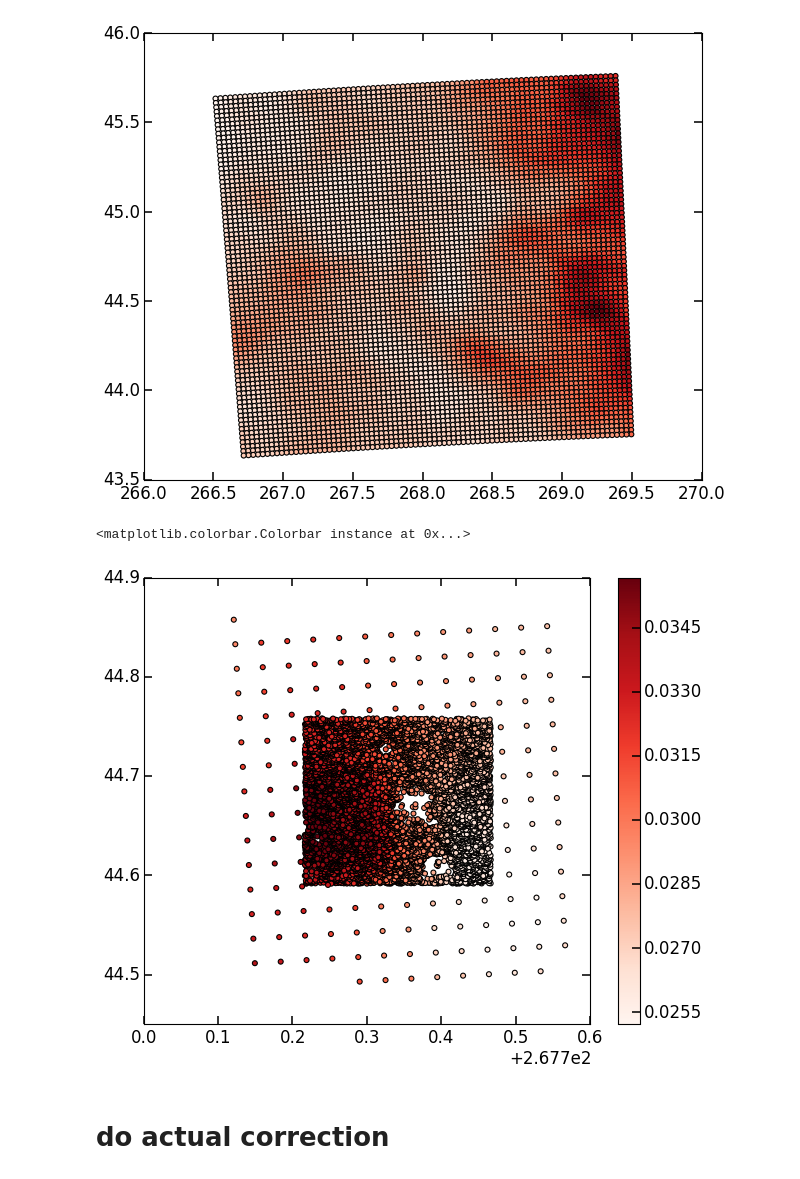
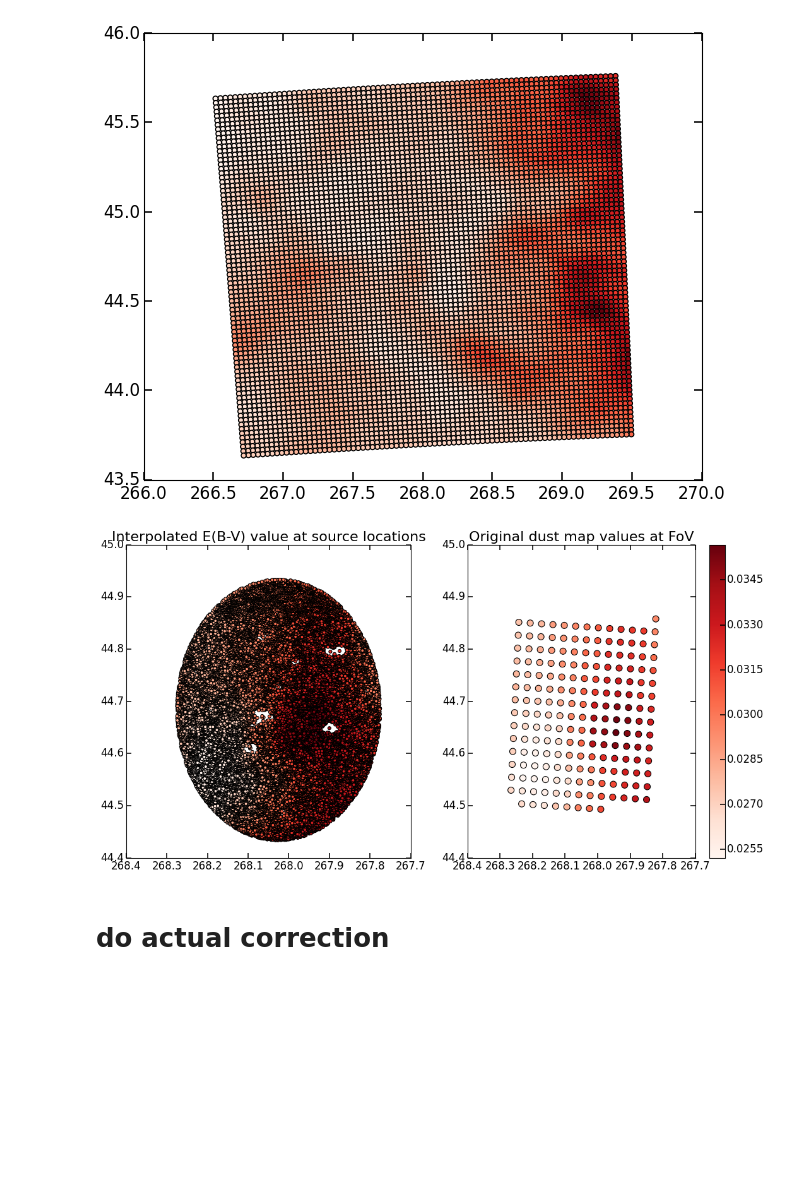
Before and after one commit to karenyyng/MACSJ1752, a Jupyter notebook: Code/data_preprocessing/2_Interpolate_and_correct_for_dust_extinction_E(B-V).ipynb, the cells around one changed output. Saved outputs shown, nothing was run; the diff lists cells and outputs as text; code cells hidden in the pictures; blank space fills up the shorter version.

```diff
--- a/Code/data_preprocessing/2_Interpolate_and_correct_for_dust_extinction_E(B-V).ipynb
+++ b/Code/data_preprocessing/2_Interpolate_and_correct_for_dust_extinction_E(B-V).ipynb
@@ -194,16 +196,29 @@ plt.scatter(wcs_x, wcs_y, c=dust[0].data.transpose().ravel(),
 # %% [output]
 <matplotlib.collections.PathCollection at 0x...>
 [figure]
-# %%
-plt.scatter(Rshapes.RA, Rshapes.DEC, c=dust_ext,
-            cmap=plt.cm.Reds)
-plt.scatter(wcs_x[ix], wcs_y[ix],
-            c=dust[0].data.transpose().ravel()[ix],
-            cmap=plt.cm.Reds)
-plt.colorbar()
-# %% [output]
-<matplotlib.colorbar.Colorbar instance at 0x...>
-[figure, removed]
+# %%
+plt.figure(figsize=(16, 8))
+plt.subplot(121)
+plt.title("Interpolated E(B-V) value at source locations")
+plt.scatter(Rshapes.RA, Rshapes.DEC, c=dust_ext,
+            cmap=plt.cm.Reds)
+xlim = plt.xlim(plt.xlim()[::-1])
+ylim = plt.ylim()
+xticks, _ = plt.xticks()
+_ = plt.xticks(xticks, [str(t) for t in xticks])
+plt.subplot(122)
+#plt.pcolor(wcs_x_grid, wcs_y_grid, dust[0].data.transpose(),
+#           cmap=plt.cm.Reds)
+plt.title("Original dust map values at FoV")
+plt.scatter(wcs_x[ix], wcs_y[ix],
+            c=dust[0].data.transpose().ravel()[ix],
+            cmap=plt.cm.Reds, s=80)
+plt.colorbar()
+plt.ylim(ylim)
+plt.xlim(xlim)
+_ = plt.xticks(xticks, [str(t) for t in xticks])
+# %% [output]
+[figure, added]
 # %% [markdown]
 # do actual correction
 # %%
```
Also changed, not shown: parts of 9 cells of this notebook, 3 other files.
